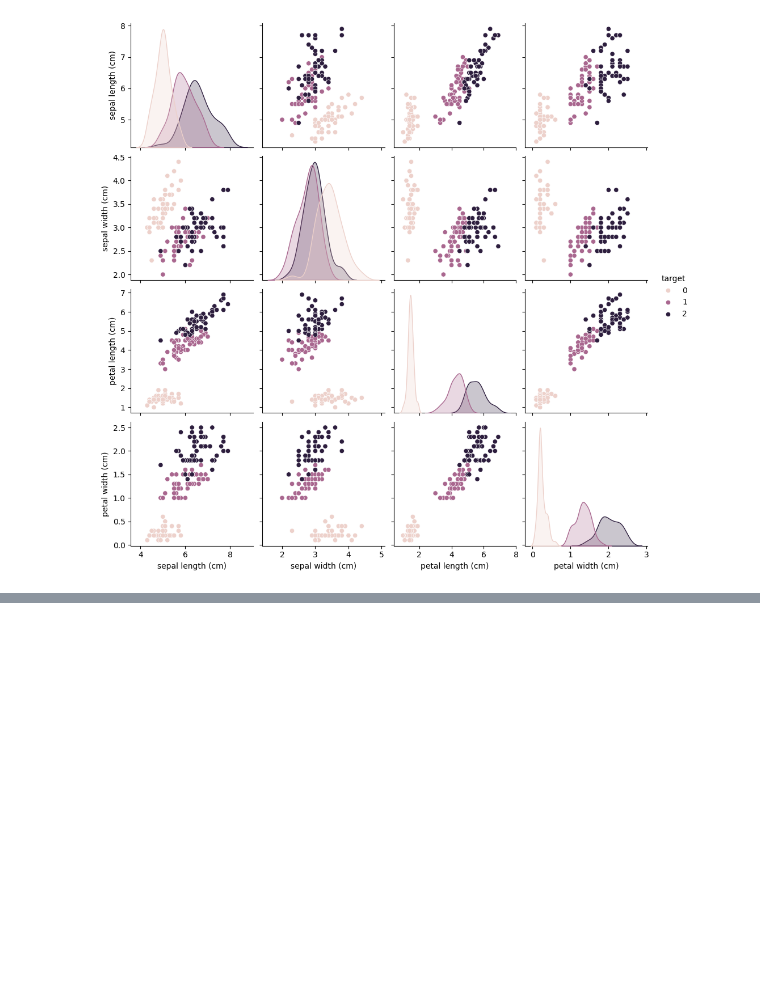
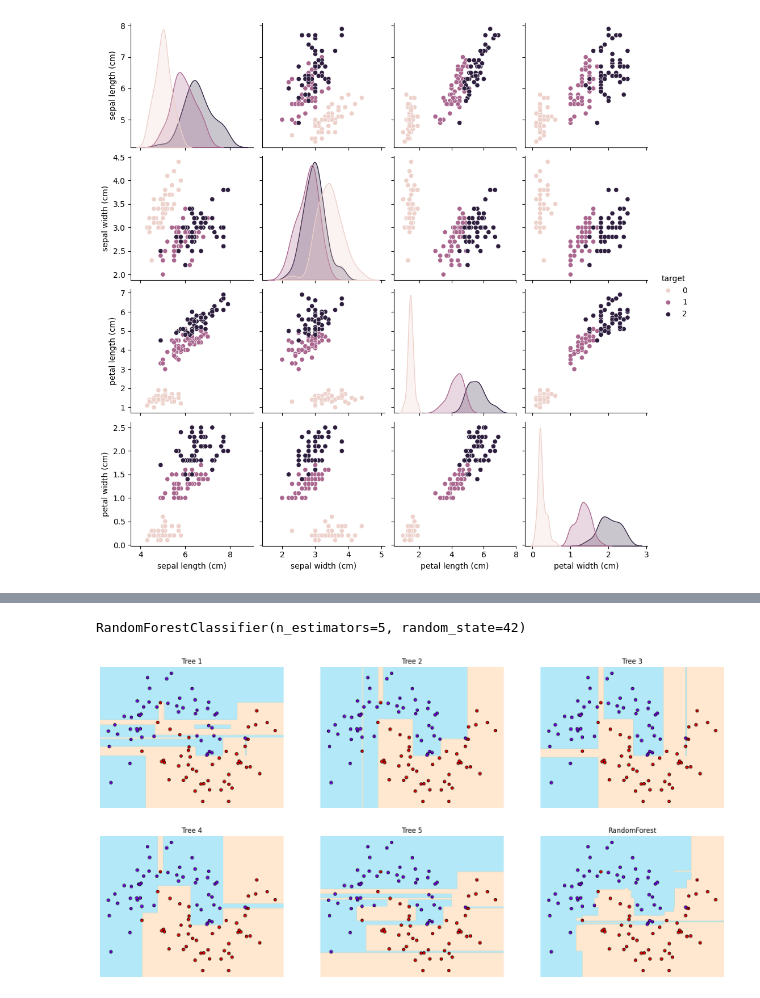
Before and after one commit to yant1001/Machine_Learning, a Jupyter notebook: 03. classification.ipynb, the cells around one changed output, grey strips where cells are left out. Cells and saved outputs as stored; diff of their text form; code cells hidden in the pictures; blank space fills up the shorter version.

Commit message:
~tree model

```diff
--- a/03. classification.ipynb
+++ b/03. classification.ipynb
@@ -398,0 +432,20 @@ sns.pairplot(
+# %%
+# sklearn.datasets => 사이킷런에 내장되어 예제로 제공하는 데이터 세트
+#   noise => 출력 즉, 종속 변수에 더해지는 정규 분포의 표준 편차
+#   stratify => 원본 데이터의 비율과 동일하게 테스트 세트를 생성하기 위해 지정하는 데이터 기준
+
+from sklearn.model_selection import train_test_split
+from sklearn.datasets import make_moons
+
+X, y = make_moons(n_samples=100, noise=0.25, random_state=3)
+X_train, X_test, y_train, y_test = train_test_split(X, y, stratify=y, random_state=42)
+# %%
+# n_estimators => 숲을 구성할 나무의 개수, 즉 결정트리의 개수 (default=100)
+#   test_size => 별도 지정하지 않으면 기본값 0.25가 자동으로 설정된다.
+
+from sklearn.ensemble import RandomForestClassifier
+
+forest_clf = RandomForestClassifier(n_estimators=5, random_state=42)
+forest_clf.fit(X_train, y_train)
+# %% [output]
+RandomForestClassifier(n_estimators=5, random_state=42)
@@ -398,0 +480,22 @@ sns.pairplot(
+# %%
+# 랜덤 포레스트의 결정 영역 시각화 ~ 어떤 방식으로 학습하고 있는지 확인 가능
+#   forest_clf.estimators_ => 랜덤 포레스트에서 훈련한 나무들의 리스트 가져오기
+#   visualize boundary 함수를 이용하여 RandomForest 시각화
+#   5개의 decisiontree 모델의 평균이 randomforest의 결과물로 출력된다.
+#   axes.ravel() => 다차원 배열을 1차원 배열로 평탄화 (평탄화 방법: ravel, flatten, reshape(-1))
+#   ax => 그래프가 올라가는 공간 (axes => ax가 여러개 올라가있는 형태)
+
+import matplotlib.pyplot as plt
+
+fig, axes = plt.subplots(2, 3, figsize=(20, 10))
+
+for i, (ax, tree) in enumerate(zip(axes.ravel(), forest_clf.estimators_)):
+  ax.set_title("Tree {}".format(i+1))
+  visualize_boundary(tree, X, y, ax)
+
+axes.ravel()[-1].set_title("RandomForest")
+visualize_boundary(forest_clf, X, y, axes.ravel()[-1])
+
+plt.show()
+# %% [output]
+[figure, added]
```
Also changed, not shown: parts of 61 cells of this notebook.
